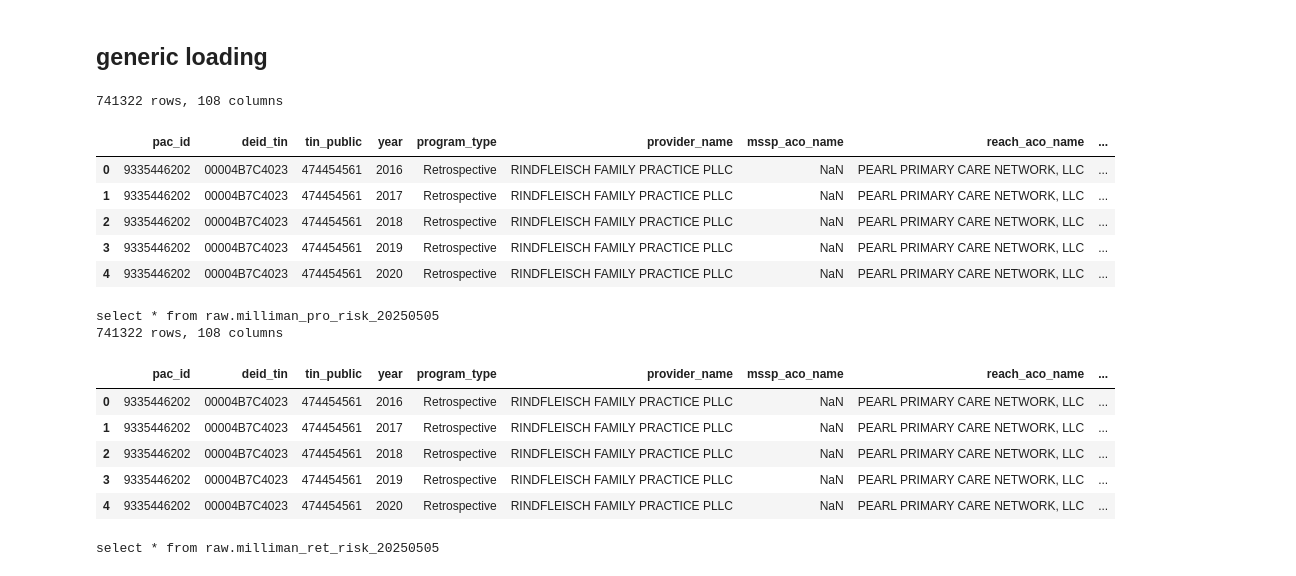
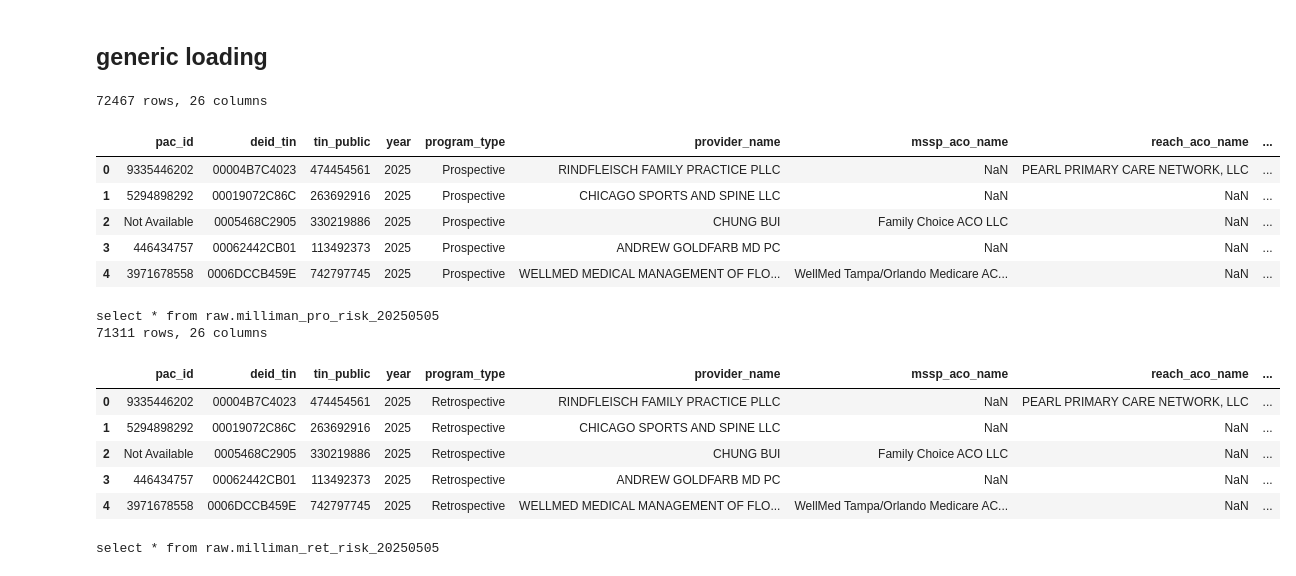
Before and after one commit to Main-Street-Health/data-analytics, a Jupyter notebook: notebooks/etl/20250505_milliman_db_rsk_scores.ipynb, the cells around one changed output. Cells and saved outputs as stored; diff of their text form; code cells hidden in the pictures.

```diff
--- a/notebooks/etl/20250505_milliman_db_rsk_scores.ipynb
+++ b/notebooks/etl/20250505_milliman_db_rsk_scores.ipynb
@@ -116,32 +111,33 @@ config = [
     (retro_risk_score_file_name, f'milliman_ret_risk_{current_folder}'),
 ]
 # %%
+conn = cb_utils.get_engine(source='msh_analytics')
 querries = []
 for (file_name, table_name) in config:
-    df = pd.read_csv(f'{data_dir}/{current_folder}/{retro_file_name}',  encoding='latin1', low_memory=False, delimiter='\t')
+    df = pd.read_csv(f'{data_dir}/{current_folder}/{file_name}',  encoding='latin1', low_memory=False, delimiter='\t')
     df = cb_utils.df_format_columns(df)
     print(f'{df.shape[0]} rows, {df.shape[1]} columns')
-    display(ret_df.head())
+    display(df.head())
 
     schema = 'raw'
     print(f'select * from {schema}.{table_name}')
     querries.append(f'select * from {schema}.{table_name}')
 
-    ret_df.to_sql(table_name, conn, schema='raw', index=False, method='multi', chunksize=1000) # if_exists='replace',
+    df.to_sql(table_name, conn, schema='raw', index=False, method='multi', chunksize=1000, if_exists='replace') # if_exists='replace',
 # %% [output]
-741322 rows, 108 columns
+72467 rows, 26 columns
 |  | pac_id | deid_tin | tin_public | year | program_type | provider_name | mssp_aco_name | reach_aco_name | ... |
-| 0 | 9335446202 | 00004B7C4023 | 474454561 | 2016 | Retrospective | RINDFLEISCH FAMILY PRACTICE PLLC | NaN | PEARL PRIMARY CARE NETWORK, LLC | ... |
-| 1 | 9335446202 | 00004B7C4023 | 474454561 | 2017 | Retrospective | RINDFLEISCH FAMILY PRACTICE PLLC | NaN | PEARL PRIMARY CARE NETWORK, LLC | ... |
-| 2 | 9335446202 | 00004B7C4023 | 474454561 | 2018 | Retrospective | RINDFLEISCH FAMILY PRACTICE PLLC | NaN | PEARL PRIMARY CARE NETWORK, LLC | ... |
-| 3 | 9335446202 | 00004B7C4023 | 474454561 | 2019 | Retrospective | RINDFLEISCH FAMILY PRACTICE PLLC | NaN | PEARL PRIMARY CARE NETWORK, LLC | ... |
-| 4 | 9335446202 | 00004B7C4023 | 474454561 | 2020 | Retrospective | RINDFLEISCH FAMILY PRACTICE PLLC | NaN | PEARL PRIMARY CARE NETWORK, LLC | ... |
+| 0 | 9335446202 | 00004B7C4023 | 474454561 | 2025 | Prospective | RINDFLEISCH FAMILY PRACTICE PLLC | NaN | PEARL PRIMARY CARE NETWORK, LLC | ... |
+| 1 | 5294898292 | 00019072C86C | 263692916 | 2025 | Prospective | CHICAGO SPORTS AND SPINE LLC | NaN | NaN | ... |
+| 2 | Not Available | 0005468C2905 | 330219886 | 2025 | Prospective | CHUNG BUI | Family Choice ACO LLC | NaN | ... |
+| 3 | 446434757 | 00062442CB01 | 113492373 | 2025 | Prospective | ANDREW GOLDFARB MD PC | NaN | NaN | ... |
+| 4 | 3971678558 | 0006DCCB459E | 742797745 | 2025 | Prospective | WELLMED MEDICAL MANAGEMENT OF FLO... | WellMed Tampa/Orlando Medicare AC... | NaN | ... |
 select * from raw.milliman_pro_risk_20250505
-741322 rows, 108 columns
+71311 rows, 26 columns
 |  | pac_id | deid_tin | tin_public | year | program_type | provider_name | mssp_aco_name | reach_aco_name | ... |
-| 0 | 9335446202 | 00004B7C4023 | 474454561 | 2016 | Retrospective | RINDFLEISCH FAMILY PRACTICE PLLC | NaN | PEARL PRIMARY CARE NETWORK, LLC | ... |
-| 1 | 9335446202 | 00004B7C4023 | 474454561 | 2017 | Retrospective | RINDFLEISCH FAMILY PRACTICE PLLC | NaN | PEARL PRIMARY CARE NETWORK, LLC | ... |
-| 2 | 9335446202 | 00004B7C4023 | 474454561 | 2018 | Retrospective | RINDFLEISCH FAMILY PRACTICE PLLC | NaN | PEARL PRIMARY CARE NETWORK, LLC | ... |
-| 3 | 9335446202 | 00004B7C4023 | 474454561 | 2019 | Retrospective | RINDFLEISCH FAMILY PRACTICE PLLC | NaN | PEARL PRIMARY CARE NETWORK, LLC | ... |
-| 4 | 9335446202 | 00004B7C4023 | 474454561 | 2020 | Retrospective | RINDFLEISCH FAMILY PRACTICE PLLC | NaN | PEARL PRIMARY CARE NETWORK, LLC | ... |
+| 0 | 9335446202 | 00004B7C4023 | 474454561 | 2025 | Retrospective | RINDFLEISCH FAMILY PRACTICE PLLC | NaN | PEARL PRIMARY CARE NETWORK, LLC | ... |
+| 1 | 5294898292 | 00019072C86C | 263692916 | 2025 | Retrospective | CHICAGO SPORTS AND SPINE LLC | NaN | NaN | ... |
+| 2 | Not Available | 0005468C2905 | 330219886 | 2025 | Retrospective | CHUNG BUI | Family Choice ACO LLC | NaN | ... |
+| 3 | 446434757 | 00062442CB01 | 113492373 | 2025 | Retrospective | ANDREW GOLDFARB MD PC | NaN | NaN | ... |
+| 4 | 3971678558 | 0006DCCB459E | 742797745 | 2025 | Retrospective | WELLMED MEDICAL MANAGEMENT OF FLO... | WellMed Tampa/Orlando Medicare AC... | NaN | ... |
 select * from raw.milliman_ret_risk_20250505
```
Also changed, not shown: parts of 2 cells of this notebook, 2 other files.
